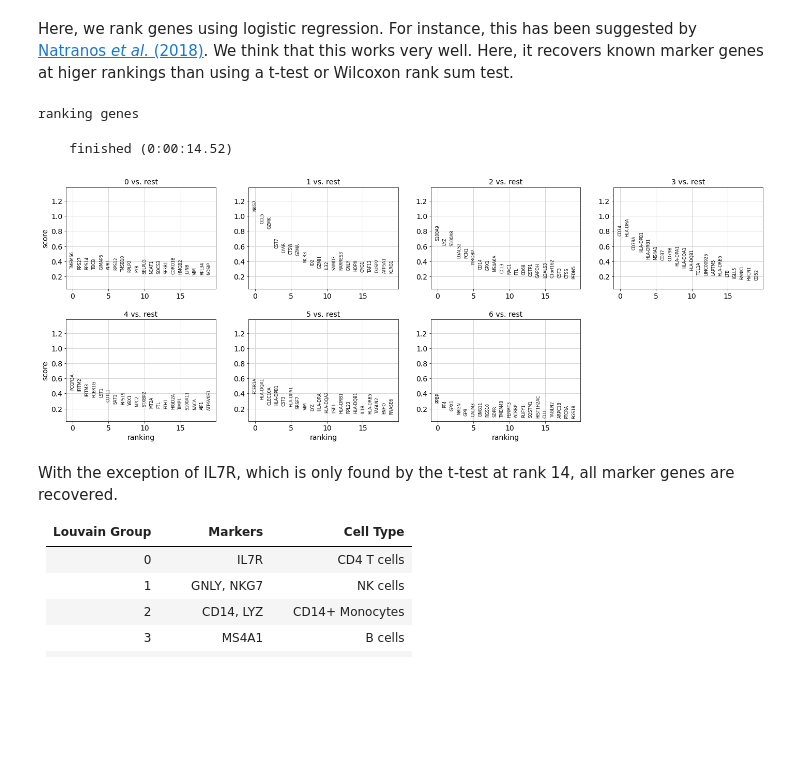
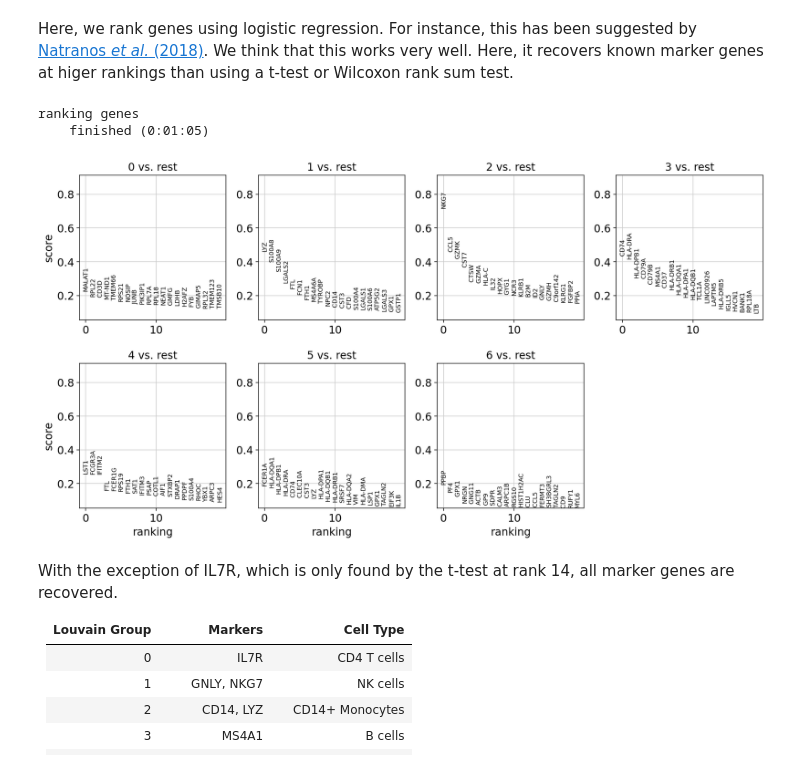
Before and after one commit to cellgeni/notebooks, a Jupyter notebook: notebooks/10X-scanpy.ipynb, the cells around one changed output. Drawn from its saved outputs; the diff is of its cells as text; code cells hidden in the pictures; blank space fills up the shorter version.

```diff
--- a/notebooks/10X-scanpy.ipynb
+++ b/notebooks/10X-scanpy.ipynb
@@ -233,12 +236,12 @@ sc.settings.verbosity = 2  # reduce the verbosity to no longer see hints
 # %% [markdown]
 Here, we rank genes using logistic regression. For instance, this has been suggested by [Natranos *et al.* (2018)](https://doi.org/10.1101/258566). We think that this works very well. Here, it recovers known marker genes at higer rankings than using a t-test or Wilcoxon rank sum test.
 # %%
-sc.tl.rank_genes_groups(adata, 'louvain', method='logreg')
+sc.tl.rank_genes_groups(adata, 'louvain', method='logreg', max_iter = 1000)
 sc.pl.rank_genes_groups(adata, n_genes=20)
 # %% [output]
 ranking genes
+    finished (0:01:05)
-    finished (0:00:14.52)
-[figure, old version]
+[figure, new version]
 # %% [markdown]
 With the exception of IL7R, which is only found by the t-test at rank 14, all marker genes are recovered.
 
```
Also changed, not shown: parts of 33 cells of this notebook, 3 other files.
